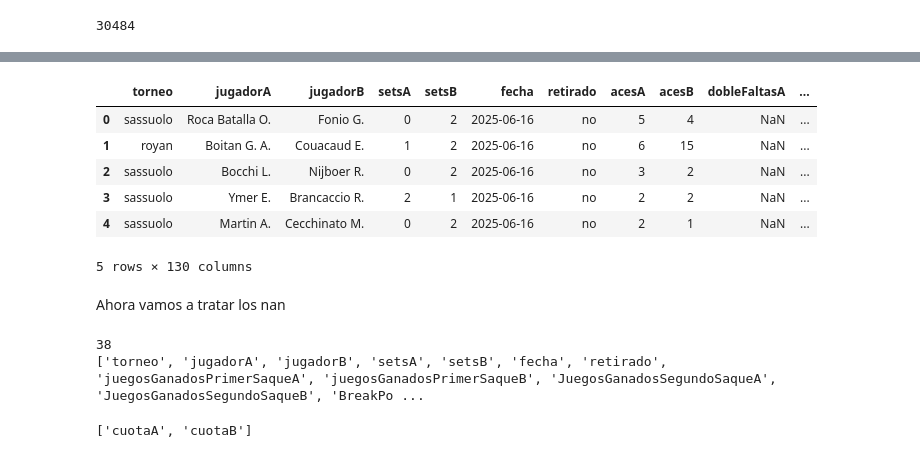
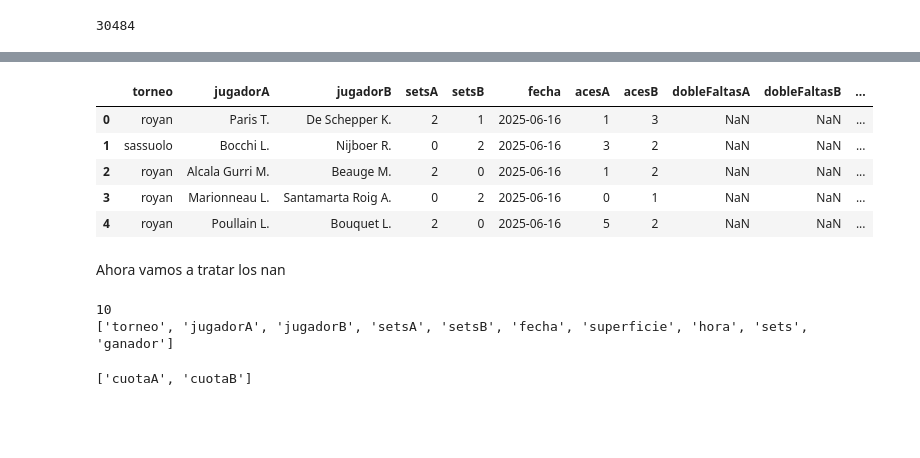
Before and after one commit to carlosvallejo23/tenis, a Jupyter notebook: flashscore/transformacion_masc2.ipynb, the cells around one changed output, grey strips where cells are left out. Saved outputs shown, nothing was run; the diff lists cells and outputs as text; code cells hidden in the pictures; blank space fills up the shorter version.

```diff
--- a/flashscore/transformacion_masc2.ipynb
+++ b/flashscore/transformacion_masc2.ipynb
@@ -56,23 +178,13 @@ def df_jugador(jugador, masc, sup):
 # %% [markdown]
 Lectura
 # %%
-masc1 = pd.read_csv(".\\data\\data2\\acapulco_adelaide_masc_2025-06-12.csv")
-masc2 = pd.read_csv(".\\data\\data2\\adelaide2-asiangames_masc_2025-06-12.csv")
-masc3 = pd.read_csv(".\\data\\data2\\astana-bolzano_masc_2025-06-12.csv")
-masc4 = pd.read_csv(".\\data\\data2\\bordeaux-frenchopen_masc_2025-06-12.csv")
-masc5 = pd.read_csv(".\\data\\data2\\geneva-mediterraneangames_masc_2025-06-12.csv")
-masc6 = pd.read_csv(".\\data\\data2\\memphis-metz_masc_2025-06-13.csv")
-masc7 = pd.read_csv(".\\data\\data2\\miami-milan_masc_2025-06-13.csv")
-masc8 = pd.read_csv(".\\data\\data2\\montecarlo-palermo_masc_2025-06-13.csv")
-masc9 = pd.read_csv(".\\data\\data2\\paris-zhuhai_masc_2025-06-13.csv")
-masc10 = pd.read_csv(".\\data\\data2\\aachen-cordoba_challenger_2025-06-15.csv", low_memory = False)
-masc11 = pd.read_csv(".\\data\\data2\\cordoba2-nanjing_challenger_2025-06-16.csv", low_memory = False)
-masc12 = pd.read_csv(".\\data\\data2\\napa-zug_challenger_2025-06-17.csv", low_memory = False)
+masc = pd.read_csv(".\\data\\data2\\masc.csv", low_memory=False)
 
-dfs_masc = [masc1, masc2, masc3, masc4, masc5, masc6, masc7, masc8, masc9, masc10, masc11, masc12]
-masc = pd.concat(dfs_masc, ignore_index=True)
-
-masc = masc.drop_duplicates()
+masc1 = pd.read_csv(".\\data\\data2\\montecarlo-palermo_masc_2025-06-13.csv", low_memory=False)
+masc2 = pd.read_csv(".\\data\\data1\\lyon_perugia_masc_2025-06-11.csv", low_memory=False)
+masc3 = pd.read_csv(".\\data\\data1\\partidos_tenis_2025-06-11.csv", low_memory=False)
+masc4 = pd.read_csv(".\\data\\data1\\santafe_masc_2025-06-11.csv", low_memory=False)
+masc5 = pd.read_csv(".\\data\\data1\\villeneuveloubet-varnamo_masc_2025-06-11.csv", low_memory=False)
 
 print(len(masc))
 # %% [output]
@@ -237,49 +365,61 @@ cols_porcentaje = [col for col in masc.columns if 'porcentaje' in col.lower()]
 for col in cols_porcentaje:
     masc[col] = masc[col].astype(str).str.replace('%', '', regex=False)
     masc[col] = pd.to_numeric(masc[col], errors='coerce')
 
 #Le quito los paréntesis a las columnas que lo tienen
 cols_con_par = [col for col in masc.columns if masc[col].astype(str).str.contains(r'\(\d+/\d+\)').any()]
 for col in cols_con_par:
     masc[col] = masc[col].astype(str).str.replace('(', '', regex=False).str.replace(')', '', regex=False)
 
+columnas_a_eliminar = ['juegosGanadosPrimerSaqueA', 'juegosGanadosPrimerSaqueB', 'JuegosGanadosSegundoSaqueA', 'JuegosGanadosSegundoSaqueB', 'BreakPointsSalvadosA', 'BreakPointsSalvadosB', 'PuntosBreakConvertidosA', 'PuntosBreakConvertidosB',
+    'PuntosGanadosAlRestoConPrimerSaqueA', 'PuntosGanadosAlRestoConPrimerSaqueB', 'PuntosGanadosAlRestoA', 'PuntosGanadosAlRestoB', 'PuntosGanadosAlRestoConSegundoSaqueA', 'PuntosGanadosAlRestoConSegundoSaqueB', 'PuntosGanadosAlSaqueA',
+    'PuntosGanadosAlSaqueB', 'PuntosGanadosA', 'PuntosGanadosB', 'JuegosGanadosAlSaqueA', 'JuegosGanadosAlSaqueB', 'JuegosGanadosAlRestoA', 'JuegosGanadosAlRestoB', 'JuegosGanadosA', 'JuegosGanadosB', 'PuntosGanadosRedA',
+    'PuntosGanadosRedB', 'ano']
+
+masc = masc.drop(columns = columnas_a_eliminar)
+
 #Creo la columna ganador
 
 masc['ganador'] = -1
 
 ganadorA1 = filtroGrandSlam & filtroGrandSlamGanaA
 masc.loc[ganadorA1, 'ganador'] = 0
 
 ganadorB1 = filtroGrandSlam & filtroGrandSlamGanaB
 masc.loc[ganadorB1, 'ganador'] = 1
 
 ganadorA2 = (~filtroGrandSlam) & filtroNoGrandSlamGanaA
 masc.loc[ganadorA2, 'ganador'] = 0
 
 ganadorB2 = (~filtroGrandSlam) & filtroNoGrandSlamGanaB
 masc.loc[ganadorB2, 'ganador'] = 1
 
+masc['retirado'] = masc['retirado'].map({'si': 1, 'no': 0}).astype(int)
+
+masc = masc[masc['retirado'] == 0]
+masc = masc.drop(columns = ['retirado'])
+
 masc = masc[masc['acesA'] != '31.05.2025 00:16']
 masc = masc.sort_values('fecha', ascending=False).reset_index(drop=True)
 
+pd.set_option('display.max_columns', None)
 masc.head()
 # %% [output]
-|  | torneo | jugadorA | jugadorB | setsA | setsB | fecha | retirado | acesA | acesB | dobleFaltasA | ... |
-| 0 | sassuolo | Roca Batalla O. | Fonio G. | 0 | 2 | 2025-06-16 | no | 5 | 4 | NaN | ... |
-| 1 | royan | Boitan G. A. | Couacaud E. | 1 | 2 | 2025-06-16 | no | 6 | 15 | NaN | ... |
-| 2 | sassuolo | Bocchi L. | Nijboer R. | 0 | 2 | 2025-06-16 | no | 3 | 2 | NaN | ... |
-| 3 | sassuolo | Ymer E. | Brancaccio R. | 2 | 1 | 2025-06-16 | no | 2 | 2 | NaN | ... |
-| 4 | sassuolo | Martin A. | Cecchinato M. | 0 | 2 | 2025-06-16 | no | 2 | 1 | NaN | ... |
+|  | torneo | jugadorA | jugadorB | setsA | setsB | fecha | acesA | acesB | dobleFaltasA | dobleFaltasB | ... |
+| 0 | royan | Paris T. | De Schepper K. | 2 | 1 | 2025-06-16 | 1 | 3 | NaN | NaN | ... |
+| 1 | sassuolo | Bocchi L. | Nijboer R. | 0 | 2 | 2025-06-16 | 3 | 2 | NaN | NaN | ... |
+| 2 | royan | Alcala Gurri M. | Beauge M. | 2 | 0 | 2025-06-16 | 1 | 2 | NaN | NaN | ... |
+| 3 | royan | Marionneau L. | Santamarta Roig A. | 0 | 2 | 2025-06-16 | 0 | 1 | NaN | NaN | ... |
+| 4 | royan | Poullain L. | Bouquet L. | 2 | 0 | 2025-06-16 | 5 | 2 | NaN | NaN | ... |
-5 rows × 130 columns
 # %% [markdown]
 Ahora vamos a tratar los nan
 # %%
 filtro = masc.isna().sum() == 0
-print(len(masc.isna().sum()[filtro])) #hay 37 columnas con 0 nan
+print(len(masc.isna().sum()[filtro]))
 print(masc.isna().sum()[filtro].index.tolist())
 # %% [output]
-38
-['torneo', 'jugadorA', 'jugadorB', 'setsA', 'setsB', 'fecha', 'retirado', 'juegosGanadosPrimerSaqueA', 'juegosGanadosPrimerSaqueB', 'JuegosGanadosSegundoSaqueA', 'JuegosGanadosSegundoSaqueB', 'BreakPo ...
+10
+['torneo', 'jugadorA', 'jugadorB', 'setsA', 'setsB', 'fecha', 'superficie', 'hora', 'sets', 'ganador']
 # %%
 filtro = (masc.isna().sum() > 0) & (masc.isna().sum() <= 3000)
 masc.isna().sum()[filtro]
```
Also changed, not shown: parts of 12 cells of this notebook, 4 other files.
